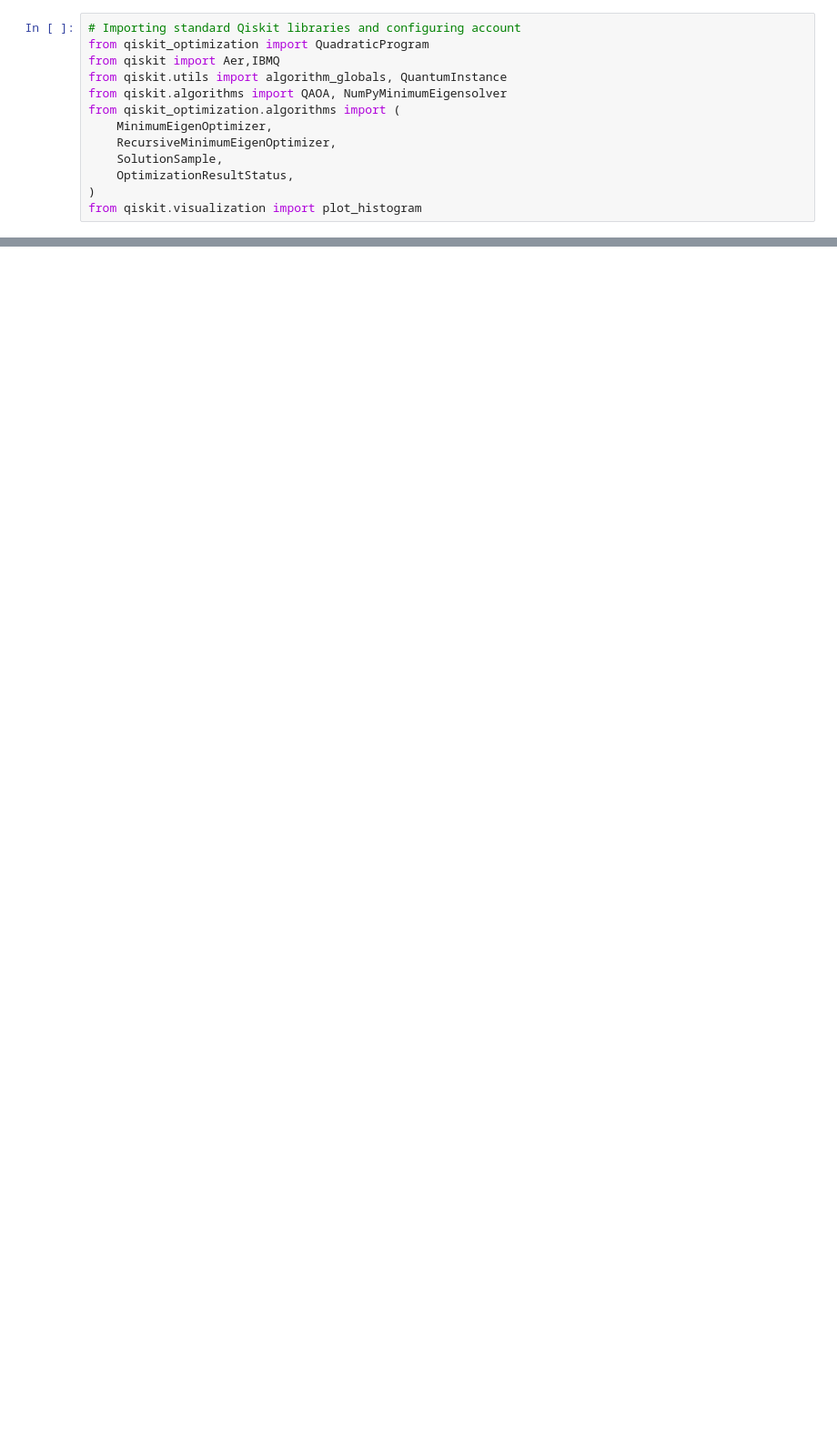
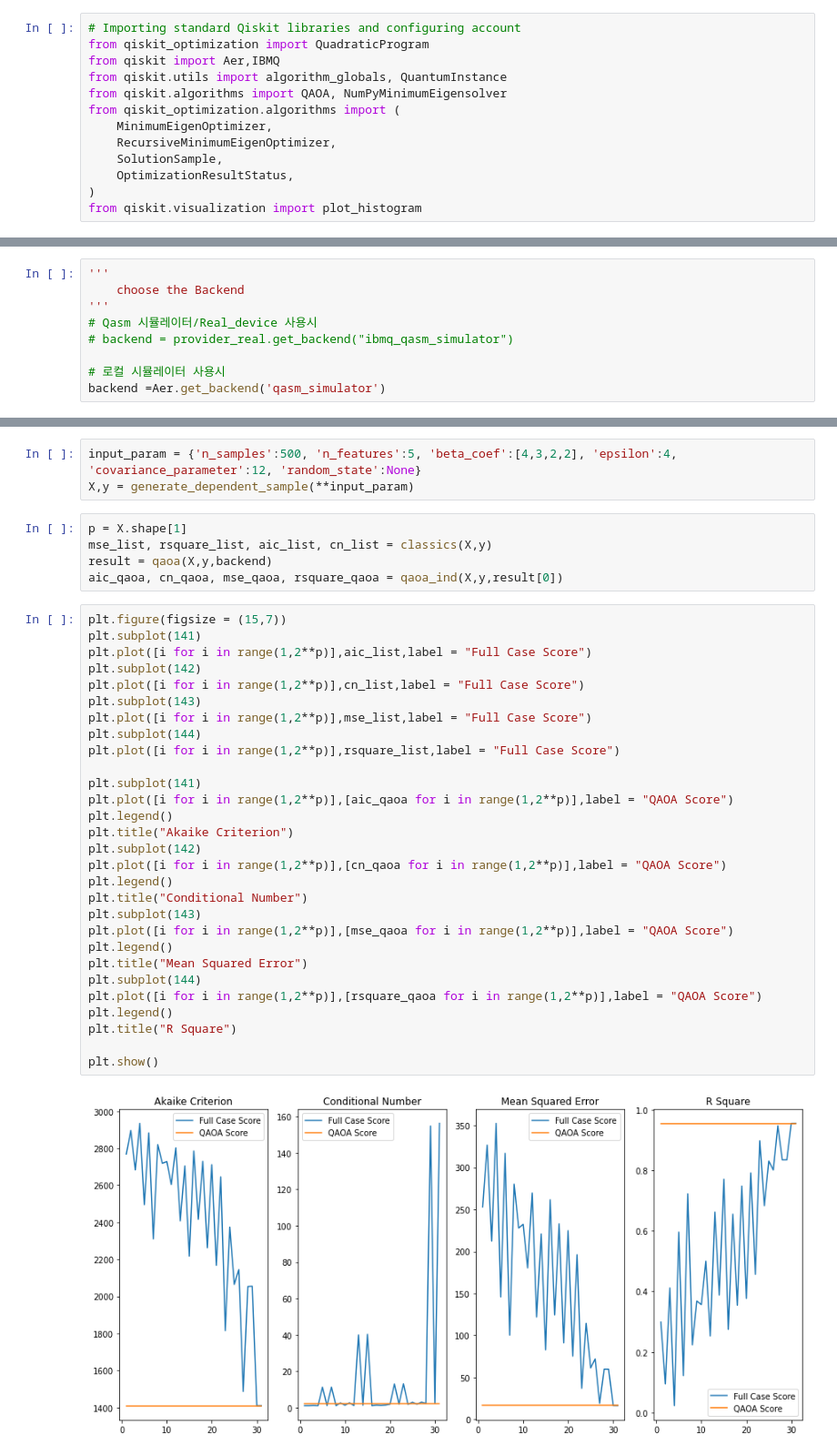
Before and after one commit to Intern-yunshin-cho/QAOA_VS, a Jupyter notebook: notebook/QAOA.ipynb, the cells around one changed output, grey strips where cells are left out. Shown: that part at 91% size. Drawn from its saved outputs; the diff is of its cells as text; blank space fills up the shorter version.

```diff
--- a/notebook/QAOA.ipynb
+++ b/notebook/QAOA.ipynb
@@ -31,0 +46,9 @@ from qiskit.visualization import plot_histogram
+# %%
+'''
+    choose the Backend
+'''
+# Qasm 시뮬레이터/Real_device 사용시
+# backend = provider_real.get_backend("ibmq_qasm_simulator")
+
+# 로컬 시뮬레이터 사용시
+backend =Aer.get_backend('qasm_simulator')
@@ -31,0 +67,39 @@ from qiskit.visualization import plot_histogram
+# %%
+input_param = {'n_samples':500, 'n_features':5, 'beta_coef':[4,3,2,2], 'epsilon':4, 'covariance_parameter':12, 'random_state':None}
+X,y = generate_dependent_sample(**input_param)
+# %%
+p = X.shape[1]
+mse_list, rsquare_list, aic_list, cn_list = classics(X,y)
+result = qaoa(X,y,backend)
+aic_qaoa, cn_qaoa, mse_qaoa, rsquare_qaoa = qaoa_ind(X,y,result[0])
+# %%
+plt.figure(figsize = (15,7))
+plt.subplot(141)
+plt.plot([i for i in range(1,2**p)],aic_list,label = "Full Case Score")
+plt.subplot(142)
+plt.plot([i for i in range(1,2**p)],cn_list,label = "Full Case Score")
+plt.subplot(143)
+plt.plot([i for i in range(1,2**p)],mse_list,label = "Full Case Score")
+plt.subplot(144)
+plt.plot([i for i in range(1,2**p)],rsquare_list,label = "Full Case Score")
+
+plt.subplot(141)
+plt.plot([i for i in range(1,2**p)],[aic_qaoa for i in range(1,2**p)],label = "QAOA Score")
+plt.legend()
+plt.title("Akaike Criterion")
+plt.subplot(142)
+plt.plot([i for i in range(1,2**p)],[cn_qaoa for i in range(1,2**p)],label = "QAOA Score")
+plt.legend()
+plt.title("Conditional Number")
+plt.subplot(143)
+plt.plot([i for i in range(1,2**p)],[mse_qaoa for i in range(1,2**p)],label = "QAOA Score")
+plt.legend()
+plt.title("Mean Squared Error")
+plt.subplot(144)
+plt.plot([i for i in range(1,2**p)],[rsquare_qaoa for i in range(1,2**p)],label = "QAOA Score")
+plt.legend()
+plt.title("R Square")
+
+plt.show()
+# %% [output]
+[figure, added]
```
Also changed, not shown: parts of 15 cells of this notebook, 4 other files.
